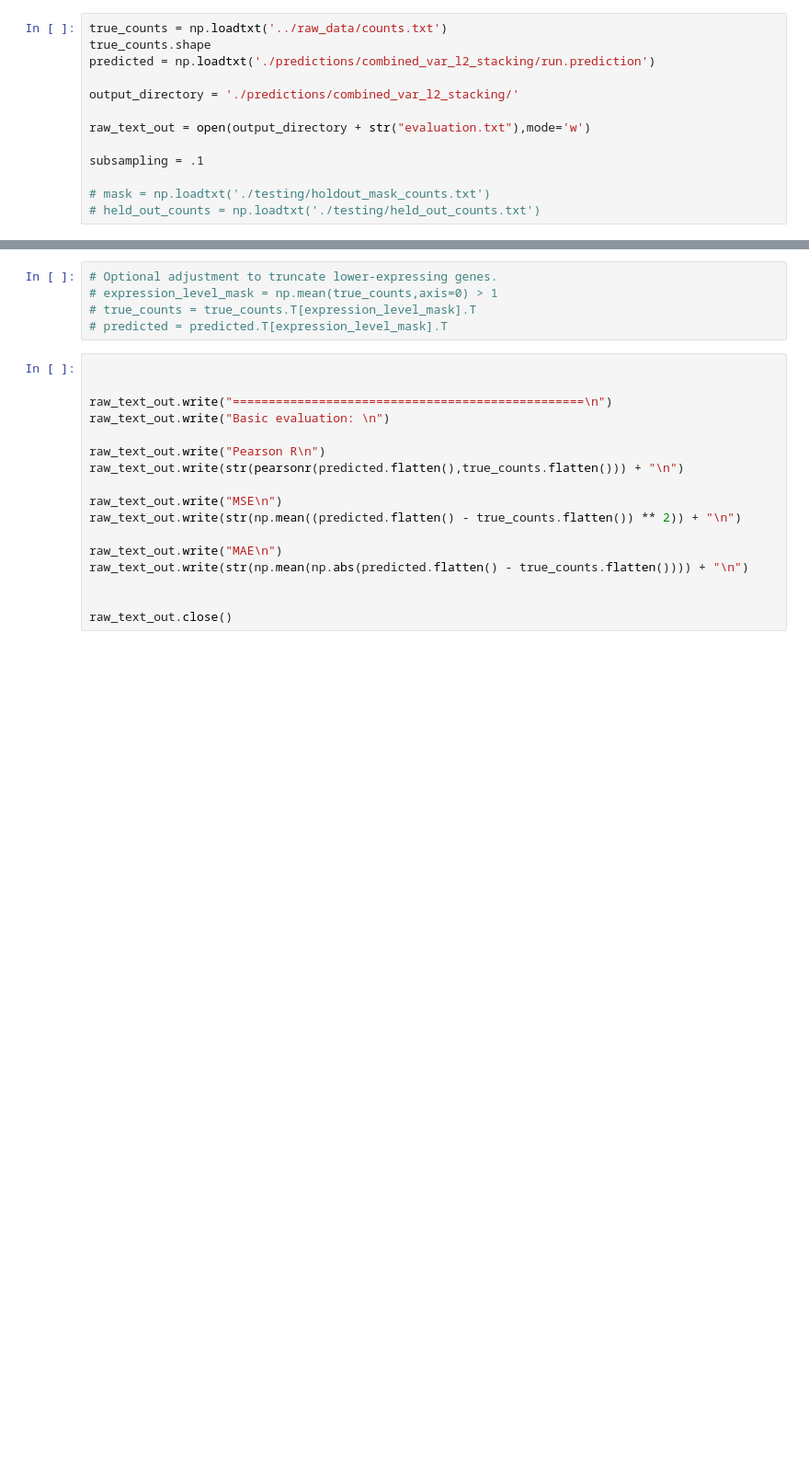
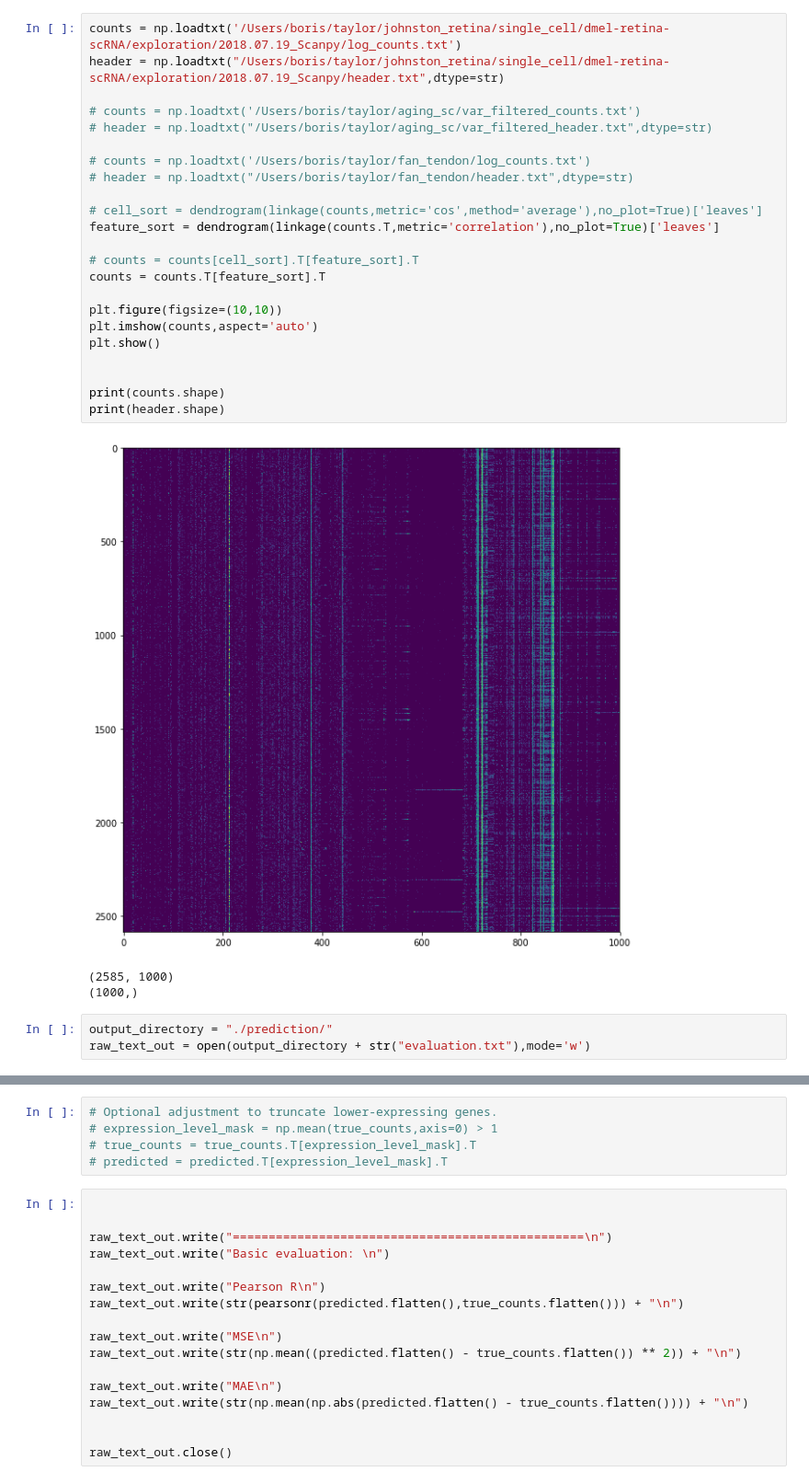
Before and after one commit to bbrener1/rusty_lumberjack, a Jupyter notebook: evaluate_prediction.ipynb, the cells around one changed output, grey strips where cells are left out. Shown at 92% size. Drawn from its saved outputs; the diff is of its cells as text; blank space fills up the shorter version.

Commit message:
evaluation

```diff
--- a/evaluate_prediction.ipynb
+++ b/evaluate_prediction.ipynb
@@ -8,13 +15,30 @@ from math import isnan
-# %%
-true_counts = np.loadtxt('../raw_data/counts.txt')
-true_counts.shape
-predicted = np.loadtxt('./predictions/combined_var_l2_stacking/run.prediction')
-
-output_directory = './predictions/combined_var_l2_stacking/'
-
-raw_text_out = open(output_directory + str("evaluation.txt"),mode='w')
-
-subsampling = .1
-
-# mask = np.loadtxt('./testing/holdout_mask_counts.txt')
-# held_out_counts = np.loadtxt('./testing/held_out_counts.txt')
+# %%
+counts = np.loadtxt('/Users/boris/taylor/johnston_retina/single_cell/dmel-retina-scRNA/exploration/2018.07.19_Scanpy/log_counts.txt')
+header = np.loadtxt("/Users/boris/taylor/johnston_retina/single_cell/dmel-retina-scRNA/exploration/2018.07.19_Scanpy/header.txt",dtype=str)
+
+# counts = np.loadtxt('/Users/boris/taylor/aging_sc/var_filtered_counts.txt')
+# header = np.loadtxt("/Users/boris/taylor/aging_sc/var_filtered_header.txt",dtype=str)
+
+# counts = np.loadtxt('/Users/boris/taylor/fan_tendon/log_counts.txt')
+# header = np.loadtxt("/Users/boris/taylor/fan_tendon/header.txt",dtype=str)
+
+# cell_sort = dendrogram(linkage(counts,metric='cos',method='average'),no_plot=True)['leaves']
+feature_sort = dendrogram(linkage(counts.T,metric='correlation'),no_plot=True)['leaves']
+
+# counts = counts[cell_sort].T[feature_sort].T
+counts = counts.T[feature_sort].T
+
+plt.figure(figsize=(10,10))
+plt.imshow(counts,aspect='auto')
+plt.show()
+
+
+print(counts.shape)
+print(header.shape)
+# %% [output]
+[figure, added]
+(2585, 1000)
+(1000,)
+# %%
+output_directory = "./prediction/"
+raw_text_out = open(output_directory + str("evaluation.txt"),mode='w')
```
Also changed, not shown: parts of 34 cells of this notebook.
